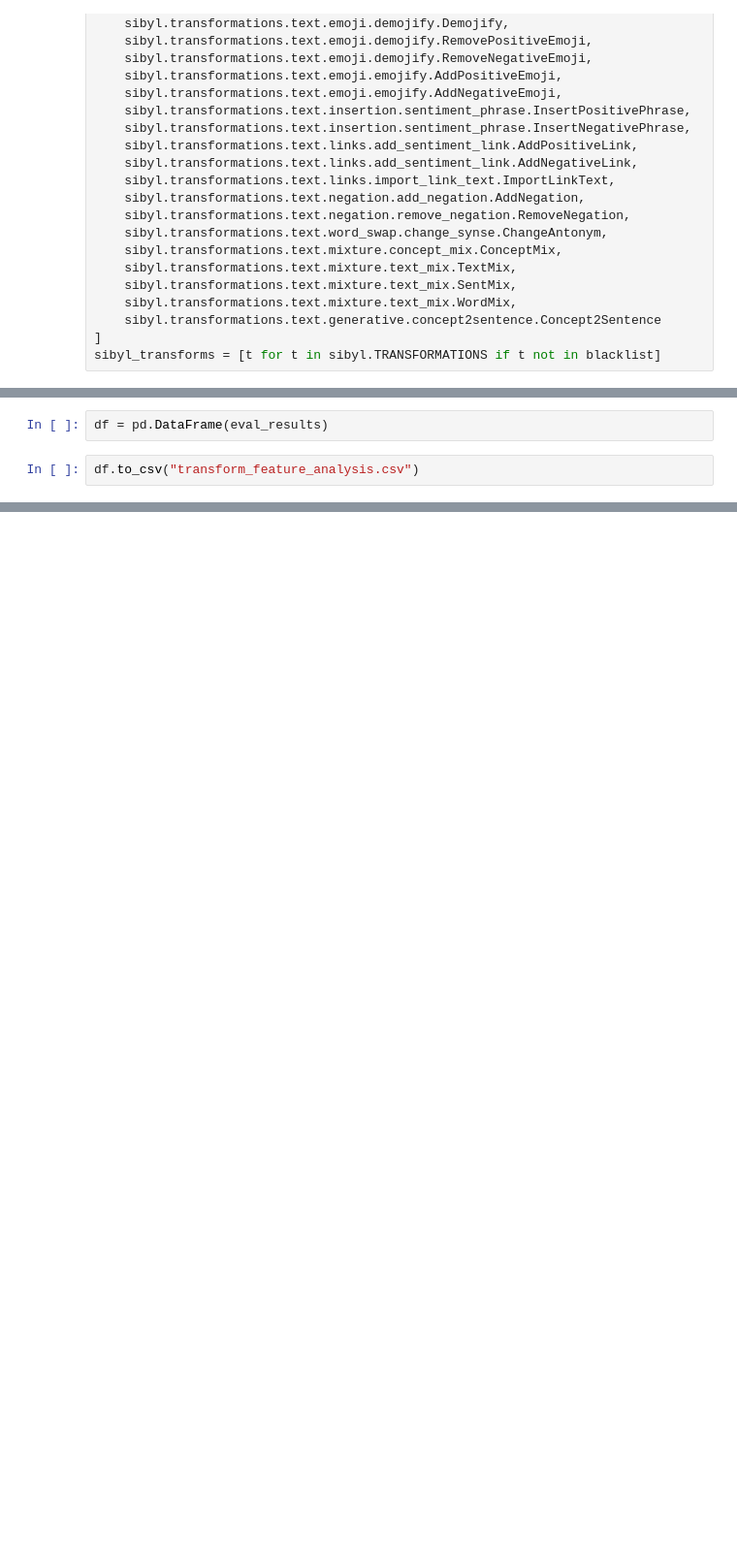
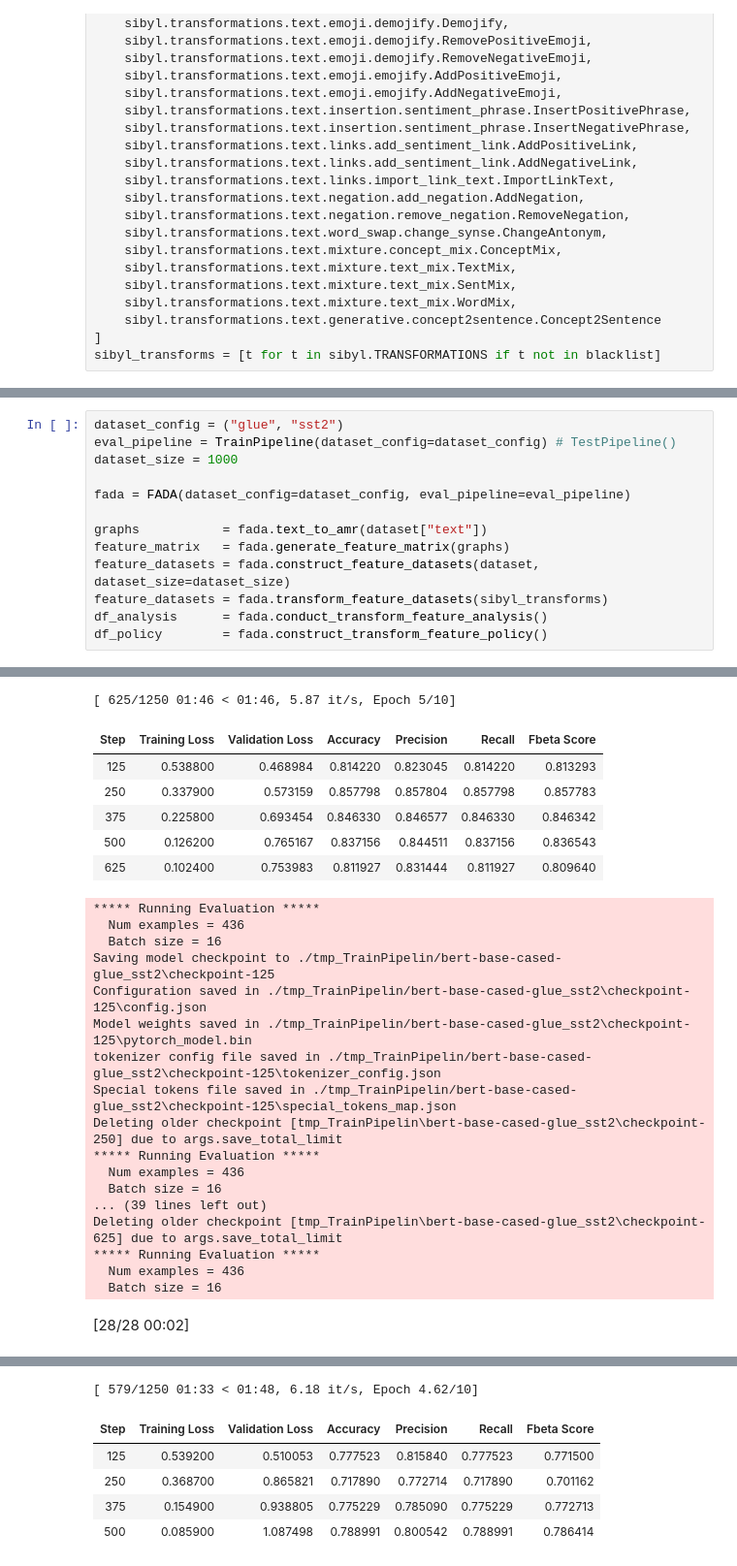
Before and after one commit to Wauplin/fada, a Jupyter notebook: fada - augment.ipynb, the cells around one changed output, grey strips where cells are left out. Shown at 97% size. Drawn from its saved outputs; the diff is of its cells as text; blank space fills up the shorter version.

Commit message:
adding preliminary results for the test pipeline

```diff
--- a/fada - augment.ipynb
+++ b/fada - augment.ipynb
@@ -660,4 +765,14 @@ contains_imperative ChangeHyponym
-# %%
-df = pd.DataFrame(eval_results)
-# %%
-df.to_csv("transform_feature_analysis.csv")
+# %%
+dataset_config = ("glue", "sst2")
+eval_pipeline = TrainPipeline(dataset_config=dataset_config) # TestPipeline()
+dataset_size = 1000
+
+fada = FADA(dataset_config=dataset_config, eval_pipeline=eval_pipeline)
+
+graphs           = fada.text_to_amr(dataset["text"])
+feature_matrix   = fada.generate_feature_matrix(graphs)
+feature_datasets = fada.construct_feature_datasets(dataset, dataset_size=dataset_size)
+feature_datasets = fada.transform_feature_datasets(sibyl_transforms)
+df_analysis      = fada.conduct_transform_feature_analysis()
+df_policy        = fada.construct_transform_feature_policy()
+# %% [output]
@@ -663,0 +826,25 @@ df.to_csv("transform_feature_analysis.csv")
+[ 625/1250 01:46 < 01:46, 5.87 it/s, Epoch 5/10]
+| Step | Training Loss | Validation Loss | Accuracy | Precision | Recall | Fbeta Score |
+| 125 | 0.538800 | 0.468984 | 0.814220 | 0.823045 | 0.814220 | 0.813293 |
+| 250 | 0.337900 | 0.573159 | 0.857798 | 0.857804 | 0.857798 | 0.857783 |
+| 375 | 0.225800 | 0.693454 | 0.846330 | 0.846577 | 0.846330 | 0.846342 |
+| 500 | 0.126200 | 0.765167 | 0.837156 | 0.844511 | 0.837156 | 0.836543 |
+| 625 | 0.102400 | 0.753983 | 0.811927 | 0.831444 | 0.811927 | 0.809640 |
+***** Running Evaluation *****
+  Num examples = 436
+  Batch size = 16
+Saving model checkpoint to ./tmp_TrainPipelin/bert-base-cased-glue_sst2\checkpoint-125
+Configuration saved in ./tmp_TrainPipelin/bert-base-cased-glue_sst2\checkpoint-125\config.json
+Model weights saved in ./tmp_TrainPipelin/bert-base-cased-glue_sst2\checkpoint-125\pytorch_model.bin
+tokenizer config file saved in ./tmp_TrainPipelin/bert-base-cased-glue_sst2\checkpoint-125\tokenizer_config.json
+Special tokens file saved in ./tmp_TrainPipelin/bert-base-cased-glue_sst2\checkpoint-125\special_tokens_map.json
+Deleting older checkpoint [tmp_TrainPipelin\bert-base-cased-glue_sst2\checkpoint-250] due to args.save_total_limit
+***** Running Evaluation *****
+  Num examples = 436
+  Batch size = 16
+... (39 lines left out)
+Deleting older checkpoint [tmp_TrainPipelin\bert-base-cased-glue_sst2\checkpoint-625] due to args.save_total_limit
+***** Running Evaluation *****
+  Num examples = 436
+  Batch size = 16
+[28/28 00:02]
@@ -663,0 +880,6 @@ df.to_csv("transform_feature_analysis.csv")
+[ 579/1250 01:33 < 01:48, 6.18 it/s, Epoch 4.62/10]
+| Step | Training Loss | Validation Loss | Accuracy | Precision | Recall | Fbeta Score |
+| 125 | 0.539200 | 0.510053 | 0.777523 | 0.815840 | 0.777523 | 0.771500 |
+| 250 | 0.368700 | 0.865821 | 0.717890 | 0.772714 | 0.717890 | 0.701162 |
+| 375 | 0.154900 | 0.938805 | 0.775229 | 0.785090 | 0.775229 | 0.772713 |
+| 500 | 0.085900 | 1.087498 | 0.788991 | 0.800542 | 0.788991 | 0.786414 |
```
Also changed, not shown: parts of 23 cells of this notebook, 3 other files.
